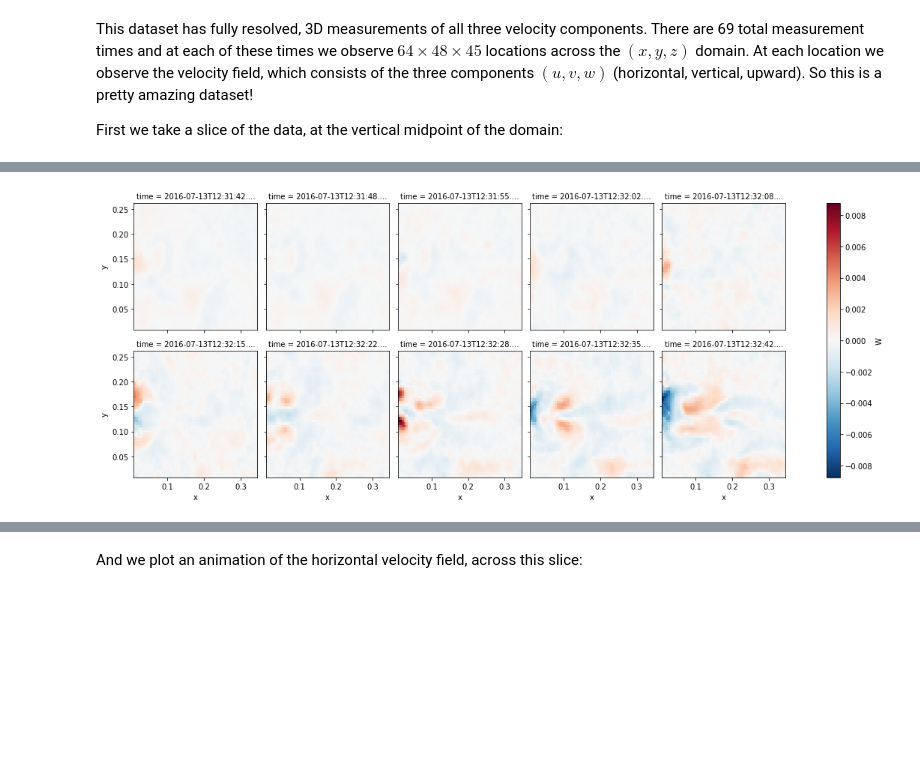
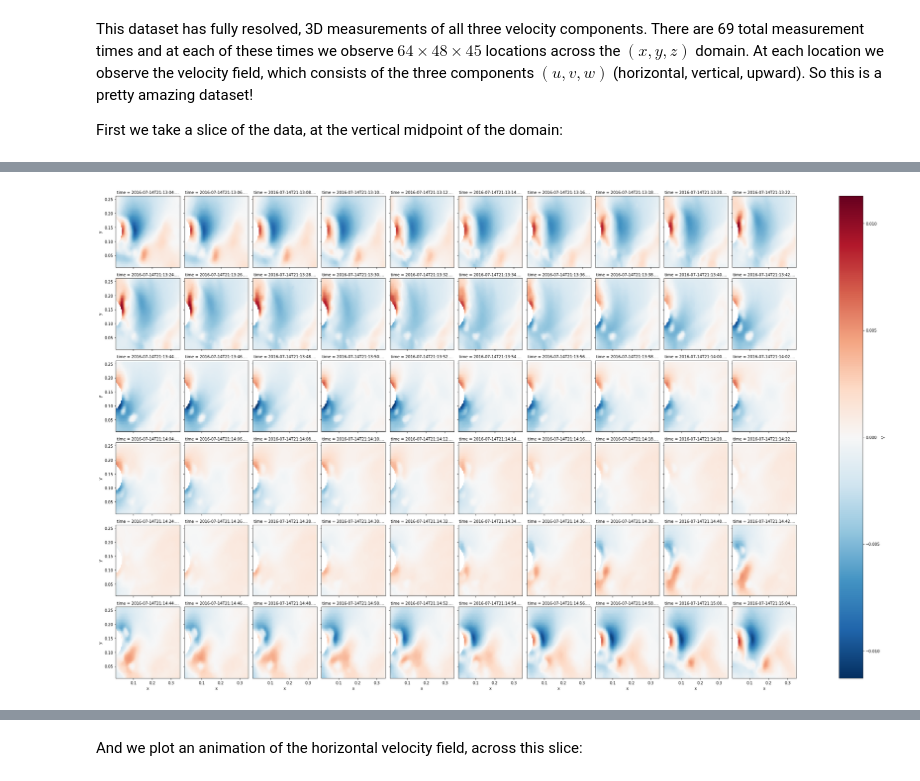
Before and after one commit to connor-duffin/sswfe, a Jupyter notebook: docs/dataset-small-tests.ipynb, the cells around one changed output, grey strips where cells are left out. Saved outputs shown, nothing was run; the diff lists cells and outputs as text; code cells hidden in the pictures; blank space fills up the shorter version.

```diff
--- a/docs/dataset-small-tests.ipynb
+++ b/docs/dataset-small-tests.ipynb
@@ -12,7 +12,7 @@ import pandas as pd
 import matplotlib.pyplot as plt
 from matplotlib.animation import FuncAnimation
 # %%
-ds = xr.open_dataset("../data/CylinderTest02_G0_dt1.00_de0.05_ne5_velocity.nc")
+ds = xr.open_dataset("../data/Run07_G0_dt2.0_de0.5_ne5_velocity.nc")
 ds
 # %% [output]
 <xarray.Dataset>
@@ -54,6 +55,7 @@ plt.show()
 # %%
-w_averaged.isel(
-    time=(np.linspace(0, 60, 10, dtype=np.int32))).plot(x="x", y="y", col="time", col_wrap=5)
+v_averaged.isel(
+    time=(np.linspace(0, 60, 60, dtype=np.int32))).plot(
+    x="x", y="y", col="time", col_wrap=10)
 plt.show()
 # %% [output]
-[figure, old version]
+[figure, new version]
```
Also changed, not shown: parts of 9 cells of this notebook, 1 other file.
